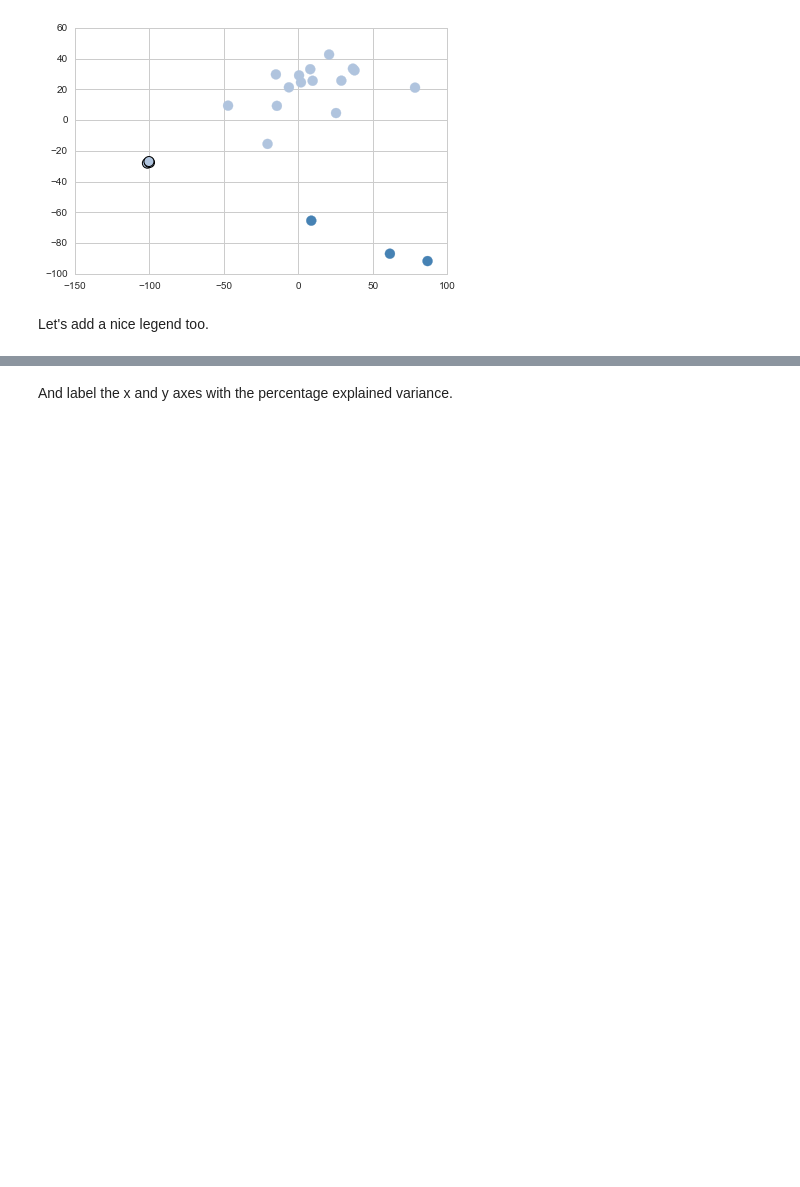
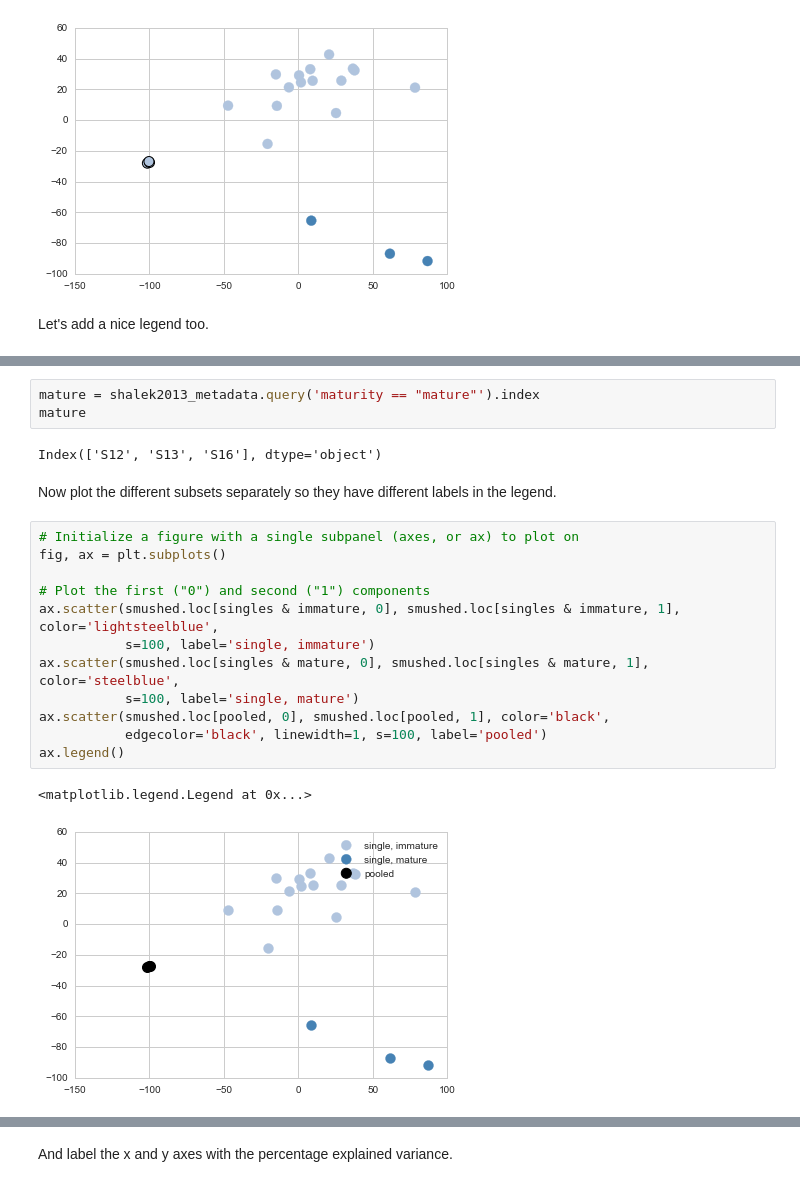
Before and after one commit to YeoLab/single-cell-bioinformatics, a Jupyter notebook: notebooks/2.4_Apply_dimensionality_reduction_on_Shalek2013_Macaulay2016.ipynb, the cells around one changed output, grey strips where cells are left out. Drawn from its saved outputs; the diff is of its cells as text; blank space fills up the shorter version.

Commit message:
update everything now pre-first class

```diff
--- a/notebooks/2.4_Apply_dimensionality_reduction_on_Shalek2013_Macaulay2016.ipynb
+++ b/notebooks/2.4_Apply_dimensionality_reduction_on_Shalek2013_Macaulay2016.ipynb
@@ -170,0 +183,22 @@ ax.legend()
+# %%
+mature = shalek2013_metadata.query('maturity == "mature"').index
+mature
+# %% [output]
+Index(['S12', 'S13', 'S16'], dtype='object')
+# %% [markdown]
+Now plot the different subsets separately so they have different labels in the legend.
+# %%
+# Initialize a figure with a single subpanel (axes, or ax) to plot on
+fig, ax = plt.subplots()
+
+# Plot the first ("0") and second ("1") components
+ax.scatter(smushed.loc[singles & immature, 0], smushed.loc[singles & immature, 1], color='lightsteelblue',
+           s=100, label='single, immature')
+ax.scatter(smushed.loc[singles & mature, 0], smushed.loc[singles & mature, 1], color='steelblue',
+           s=100, label='single, mature')
+ax.scatter(smushed.loc[pooled, 0], smushed.loc[pooled, 1], color='black',
+           edgecolor='black', linewidth=1, s=100, label='pooled')
+ax.legend()
+# %% [output]
+<matplotlib.legend.Legend at 0x...>
+[figure, added]
```
Also changed, not shown: parts of 27 cells of this notebook, 4 other files.
